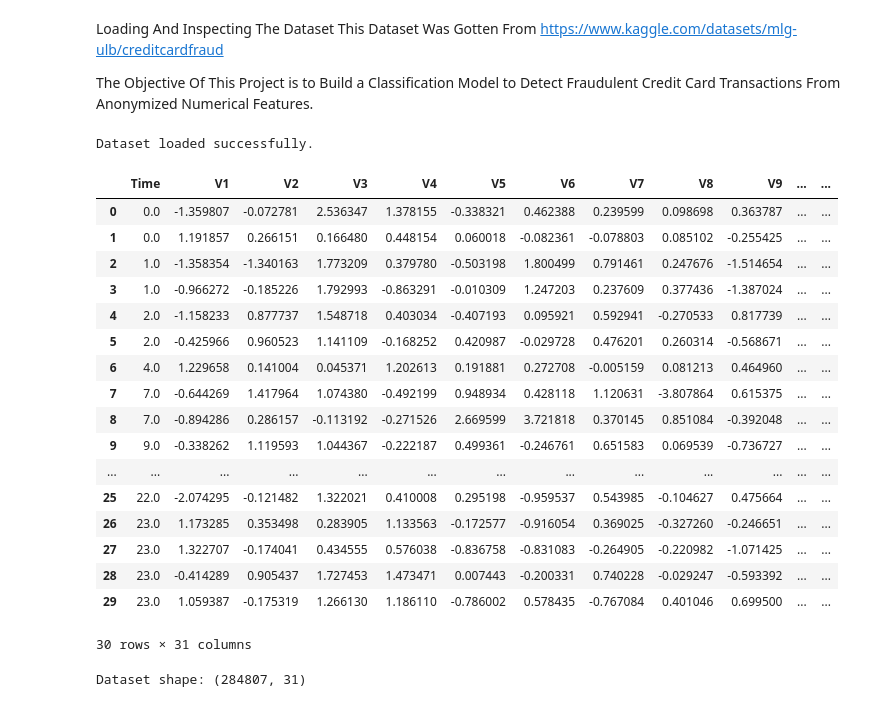
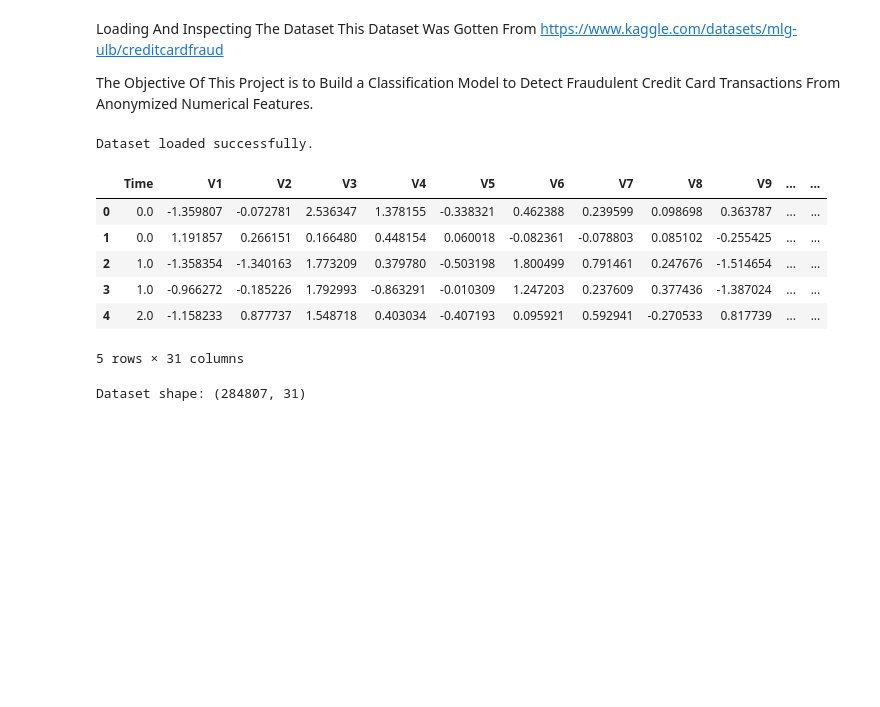
Before and after one commit to Richmondiroegbu/Credit-Card-Fraud-Detection-Project, a Jupyter notebook: Credit_Card_Fraud_Detection_Project.ipynb, the cells around one changed output. Saved outputs shown, nothing was run; the diff lists cells and outputs as text; code cells hidden in the pictures; blank space fills up the shorter version.

```diff
--- a/Credit_Card_Fraud_Detection_Project.ipynb
+++ b/Credit_Card_Fraud_Detection_Project.ipynb
@@ -35,27 +35,16 @@ The Objective Of This Project is to Build a Classification Model to Detect Fraud
 df = pd.read_csv("/content/drive/MyDrive/Fraud Detection/creditcard.csv")
 # %%
 print("Dataset loaded successfully.")
-df.head(30)
+df.head()
 # %% [output]
 Dataset loaded successfully.
 |  | Time | V1 | V2 | V3 | V4 | V5 | V6 | V7 | V8 | V9 | ... | ... |
 | 0 | 0.0 | -1.359807 | -0.072781 | 2.536347 | 1.378155 | -0.338321 | 0.462388 | 0.239599 | 0.098698 | 0.363787 | ... | ... |
 | 1 | 0.0 | 1.191857 | 0.266151 | 0.166480 | 0.448154 | 0.060018 | -0.082361 | -0.078803 | 0.085102 | -0.255425 | ... | ... |
 | 2 | 1.0 | -1.358354 | -1.340163 | 1.773209 | 0.379780 | -0.503198 | 1.800499 | 0.791461 | 0.247676 | -1.514654 | ... | ... |
 | 3 | 1.0 | -0.966272 | -0.185226 | 1.792993 | -0.863291 | -0.010309 | 1.247203 | 0.237609 | 0.377436 | -1.387024 | ... | ... |
 | 4 | 2.0 | -1.158233 | 0.877737 | 1.548718 | 0.403034 | -0.407193 | 0.095921 | 0.592941 | -0.270533 | 0.817739 | ... | ... |
-| 5 | 2.0 | -0.425966 | 0.960523 | 1.141109 | -0.168252 | 0.420987 | -0.029728 | 0.476201 | 0.260314 | -0.568671 | ... | ... |
-| 6 | 4.0 | 1.229658 | 0.141004 | 0.045371 | 1.202613 | 0.191881 | 0.272708 | -0.005159 | 0.081213 | 0.464960 | ... | ... |
-| 7 | 7.0 | -0.644269 | 1.417964 | 1.074380 | -0.492199 | 0.948934 | 0.428118 | 1.120631 | -3.807864 | 0.615375 | ... | ... |
-| 8 | 7.0 | -0.894286 | 0.286157 | -0.113192 | -0.271526 | 2.669599 | 3.721818 | 0.370145 | 0.851084 | -0.392048 | ... | ... |
-| 9 | 9.0 | -0.338262 | 1.119593 | 1.044367 | -0.222187 | 0.499361 | -0.246761 | 0.651583 | 0.069539 | -0.736727 | ... | ... |
-| ... | ... | ... | ... | ... | ... | ... | ... | ... | ... | ... | ... | ... |
-| 25 | 22.0 | -2.074295 | -0.121482 | 1.322021 | 0.410008 | 0.295198 | -0.959537 | 0.543985 | -0.104627 | 0.475664 | ... | ... |
-| 26 | 23.0 | 1.173285 | 0.353498 | 0.283905 | 1.133563 | -0.172577 | -0.916054 | 0.369025 | -0.327260 | -0.246651 | ... | ... |
-| 27 | 23.0 | 1.322707 | -0.174041 | 0.434555 | 0.576038 | -0.836758 | -0.831083 | -0.264905 | -0.220982 | -1.071425 | ... | ... |
-| 28 | 23.0 | -0.414289 | 0.905437 | 1.727453 | 1.473471 | 0.007443 | -0.200331 | 0.740228 | -0.029247 | -0.593392 | ... | ... |
-| 29 | 23.0 | 1.059387 | -0.175319 | 1.266130 | 1.186110 | -0.786002 | 0.578435 | -0.767084 | 0.401046 | 0.699500 | ... | ... |
-30 rows × 31 columns
+5 rows × 31 columns
 # %%
 print("Dataset shape:", df.shape)
 # %% [output]
```
Also changed, not shown: parts of 3 cells of this notebook.
